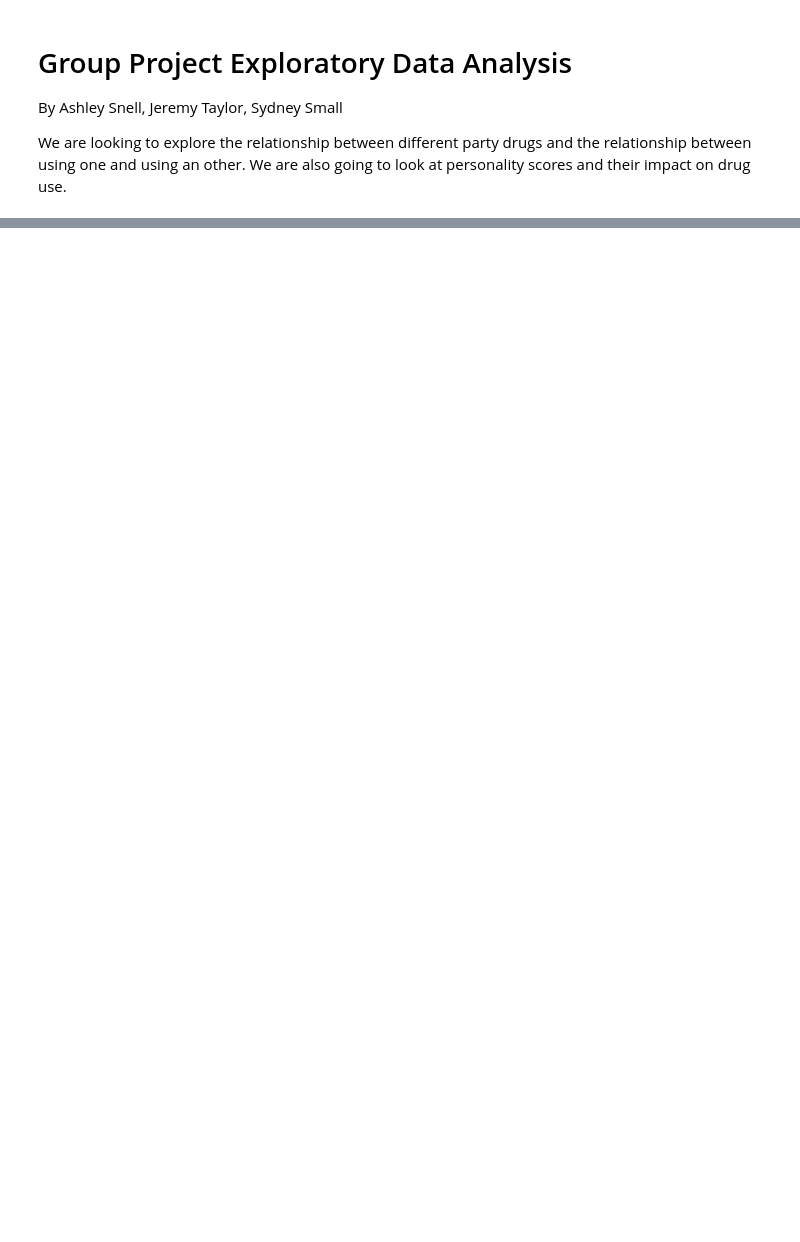
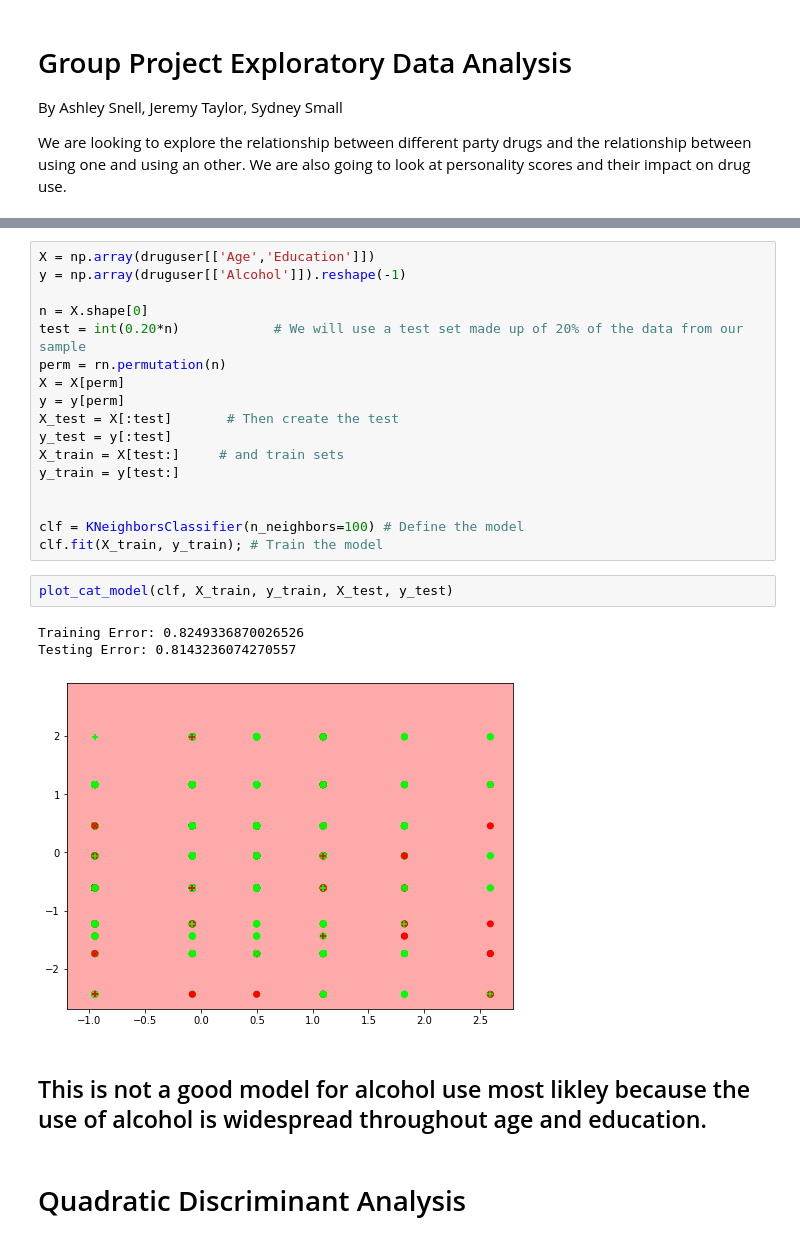
Before and after one commit to JeremyT99/STAT-411-Group-Project, a Jupyter notebook: Group project 10 22 19.ipynb, the cells around one changed output, grey strips where cells are left out. Cells and saved outputs as stored; diff of their text form; blank space fills up the shorter version.

```diff
--- a/Group project 10 22 19.ipynb
+++ b/Group project 10 22 19.ipynb
@@ -64 +152,28 @@ druguser.Coke = druguser.Coke.map(names)
+# %%
+X = np.array(druguser[['Age','Education']])
+y = np.array(druguser[['Alcohol']]).reshape(-1)
+
+n = X.shape[0]
+test = int(0.20*n)            # We will use a test set made up of 20% of the data from our sample
+perm = rn.permutation(n)
+X = X[perm]
+y = y[perm]
+X_test = X[:test]       # Then create the test
+y_test = y[:test]
+X_train = X[test:]     # and train sets
+y_train = y[test:]
+
+
+clf = KNeighborsClassifier(n_neighbors=100) # Define the model
+clf.fit(X_train, y_train); # Train the model
+# %%
+plot_cat_model(clf, X_train, y_train, X_test, y_test)
+# %% [output]
+Training Error: 0.8249336870026526
+Testing Error: 0.8143236074270557
+[figure, added]
+# %% [markdown]
+## This is not a good model for alcohol use most likley because the use of alcohol is widespread throughout age and education.
+# %% [markdown]
+# Quadratic Discriminant Analysis
 # %%
```
Also changed, not shown: parts of 29 cells of this notebook.
